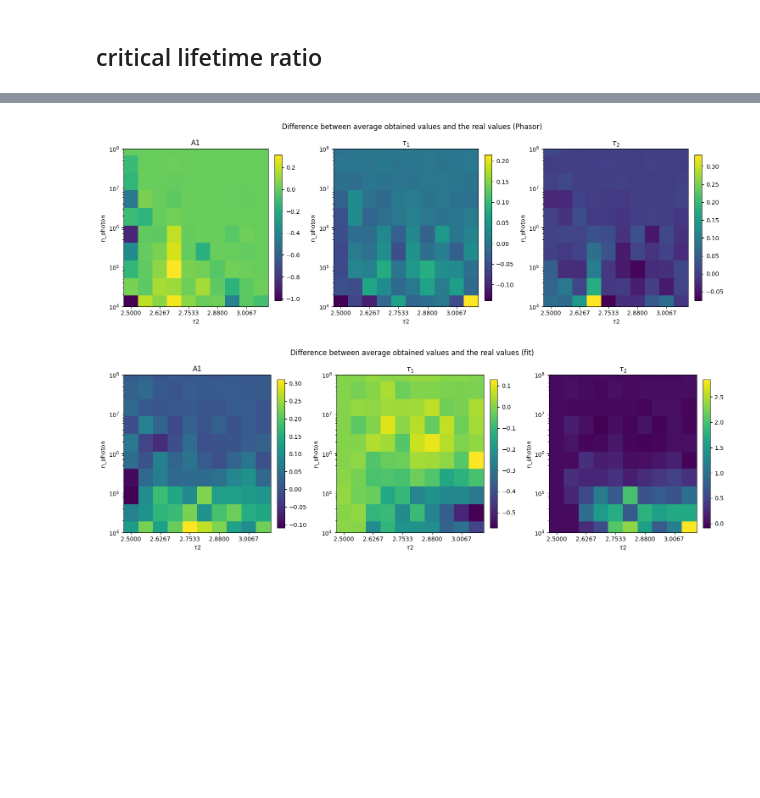
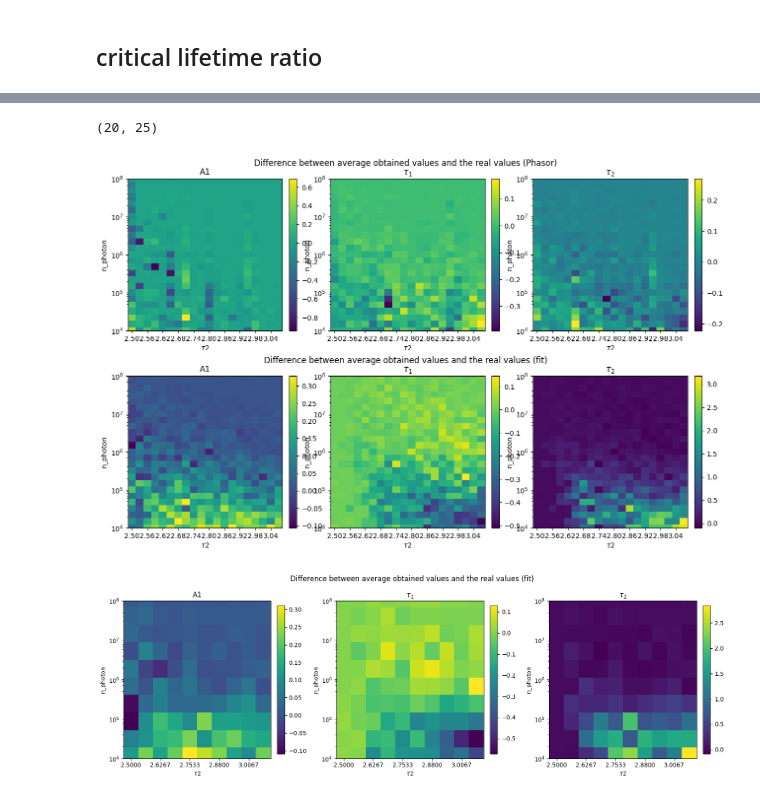
Before and after one commit to ngcnpeter/Y3_Group_Project_2B, a Jupyter notebook: TCSPC-simulation/Comparing by critical lifetime ratio (PHASOR part) (1).ipynb, the cells around one changed output, grey strips where cells are left out. Drawn from its saved outputs; the diff is of its cells as text; code cells hidden in the pictures; blank space fills up the shorter version.

Commit message:
tau separation new data and fig

```diff
--- a/TCSPC-simulation/Comparing by critical lifetime ratio (PHASOR part) (1).ipynb
+++ b/TCSPC-simulation/Comparing by critical lifetime ratio (PHASOR part) (1).ipynb
@@ -172,29 +136,36 @@ for i in range(N_i):
+# %%
+result_array = np.load('df/phasor_tau_separation_result_array.npy')
+result_fit_array = np.load('df/fit_tau_separation_result_array.npy')
 # %%
 mean_new = np.mean(result_array,axis = 2)
 std_new = np.std(result_array,axis = 2)
 mean_fit_new = np.mean(result_fit_array,axis = 2)
 std_fit_new = np.std(result_fit_array,axis = 2)
 # %%
-mean_new
+T2.shape
+# %% [output]
+(20, 25)
 # %%
-T2,N = np.meshgrid(tau_array,n_photon_arr)
-T1,N = np.meshgrid(np.ones(N_j)*2.43,n_photon_arr)
-A1,N = np.meshgrid(np.ones(N_j)*0.49,n_photon_arr)
+N,T2 = np.meshgrid(n_photon_arr,tau_array,indexing = 'ij')
+N,T1 = np.meshgrid(n_photon_arr,np.ones(N_j)*2.43,indexing = 'ij')
+N,A1 = np.meshgrid(n_photon_arr,np.ones(N_j)*0.49,indexing = 'ij')
 true = [A1,T1,T2]
-fig, axs = plt.subplots(1, 3, figsize=(15, 5))
-fig.suptitle('Difference between average obtained values and the real values (Phasor)')
-for i in range(3):
-    cax = axs[i].pcolormesh(T2,N,mean_new[:,:,i]-true[i])
-    axs[i].set_title('First Image')
-    fig.colorbar(cax, ax=axs[i], fraction=0.046, pad=0.04)
-    axs[i].set_yscale('log')
-    axs[i].set_aspect('auto')
-    axs[i].set_xticks(tau_array[::2])
-    axs[i].set_xlabel(r'$\tau2$')
-    axs[i].set_ylabel(f'n_photon')
-    axs[i].set_title(['A1',r'$\tau_1$',r'$\tau_2$'][i])
-    axs[i].set_ylim(1e4,1e8)
+fig = plt.figure(figsize=(15, 8))
+big_axs = fig.subfigures(2, 1)
 
-plt.tight_layout()
+for j in range(2):
+    big_axs[j].suptitle('Difference between average obtained values and the real values'+[' (Phasor)',' (fit)'][j])
+    big_axs[j]._fameon= False
+    for i in range(3):
+        axs = big_axs[j].add_subplot(1,3,i+1)
+        cax = axs.pcolormesh(T2,N,[mean_new,mean_fit_new][j][:,:,i]-true[i])
+        big_axs[j].colorbar(cax, ax=axs, fraction=0.046, pad=0.04)
+        axs.set_yscale('log')
+        axs.set_aspect('auto')
+        axs.set_xticks(tau_array[::2])
+        axs.set_xlabel(r'$\tau2$')
+        axs.set_ylabel(f'n_photon')
+        axs.set_title(['A1',r'$\tau_1$',r'$\tau_2$'][i])
+        axs.set_ylim(1e4,1e8)
 # %% [output]
-[figure, old version]
+[figure, new version]
```
Also changed, not shown: parts of 7 cells of this notebook, 3 other files.
